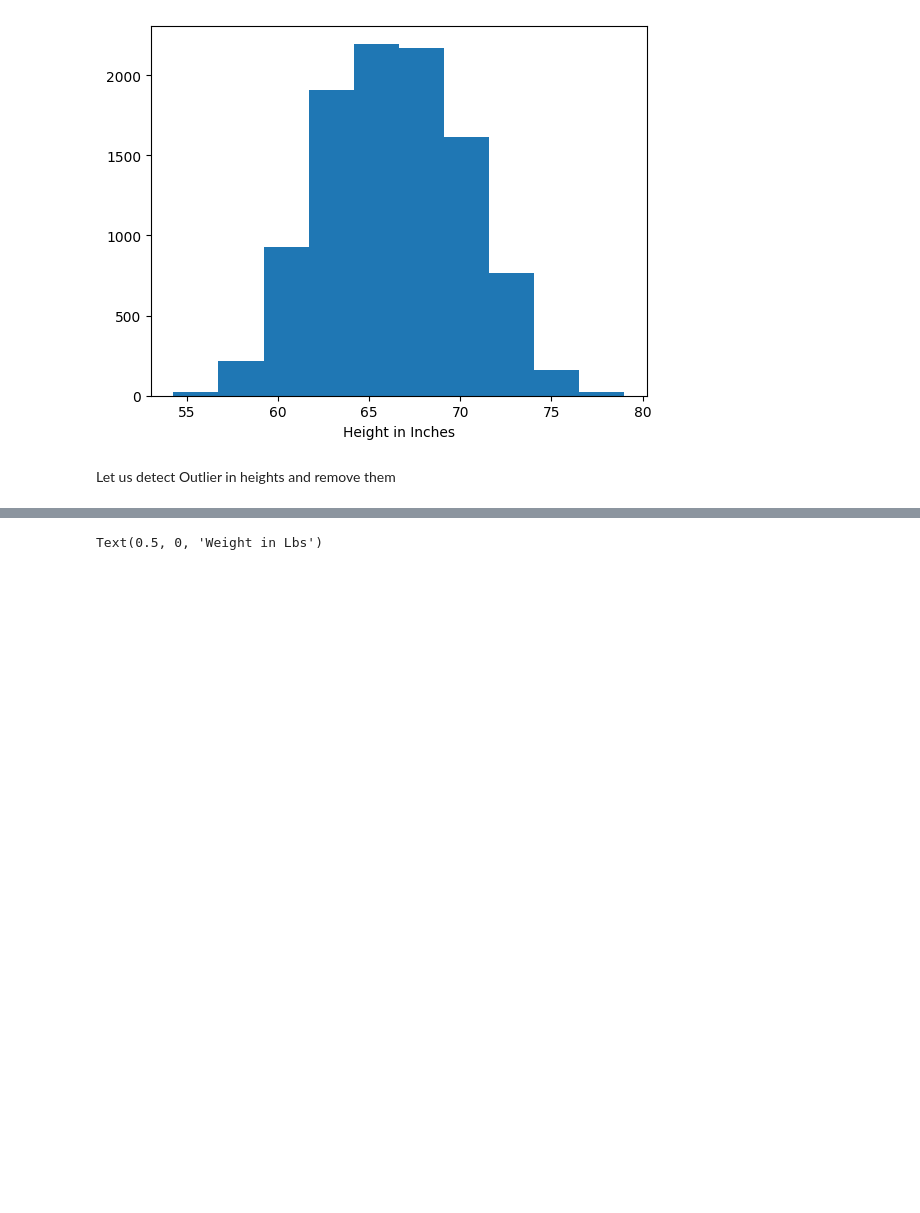
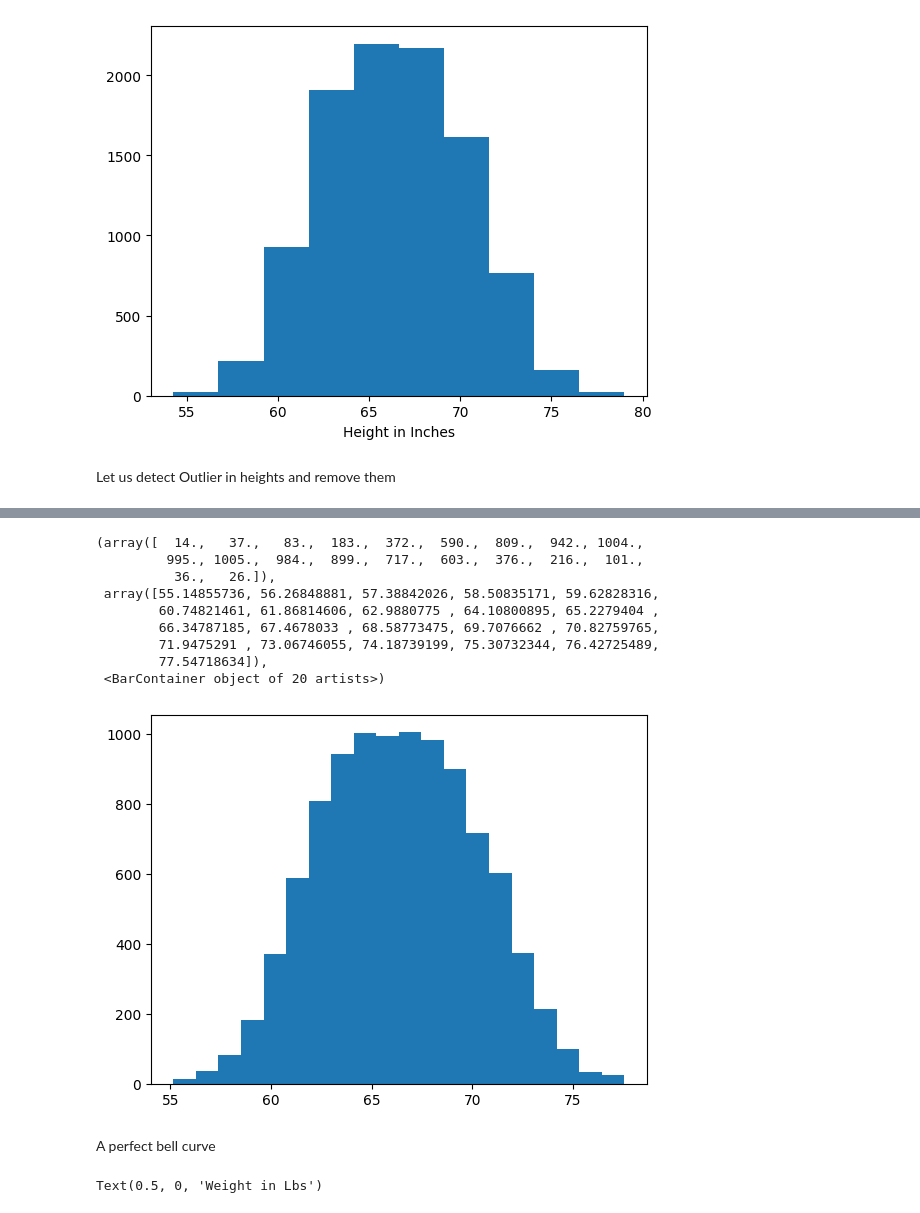
Before and after one commit to Saad-SYEDK/Machine_Learning, a Jupyter notebook: machine_learning.ipynb, the cells around one changed output, grey strips where cells are left out. Drawn from its saved outputs; the diff is of its cells as text; code cells hidden in the pictures; blank space fills up the shorter version.

```diff
--- a/machine_learning.ipynb
+++ b/machine_learning.ipynb
@@ -2529,3 +2526,18 @@ df[df["Height"] > upper_limit]
+# %%
+plt.hist(clean_heights.Height, bins=20)
+# %% [output]
+(array([  14.,   37.,   83.,  183.,  372.,  590.,  809.,  942., 1004.,
+         995., 1005.,  984.,  899.,  717.,  603.,  376.,  216.,  101.,
+          36.,   26.]),
+ array([55.14855736, 56.26848881, 57.38842026, 58.50835171, 59.62828316,
+        60.74821461, 61.86814606, 62.9880775 , 64.10800895, 65.2279404 ,
+        66.34787185, 67.4678033 , 68.58773475, 69.7076662 , 70.82759765,
+        71.9475291 , 73.06746055, 74.18739199, 75.30732344, 76.42725489,
+        77.54718634]),
+ <BarContainer object of 20 artists>)
+[figure, added]
+# %% [markdown]
+A perfect bell curve
 # %%
 plt.hist(df.Weight)
 plt.xlabel("Weight in Lbs")
```
Also changed, not shown: parts of 7 cells of this notebook.
